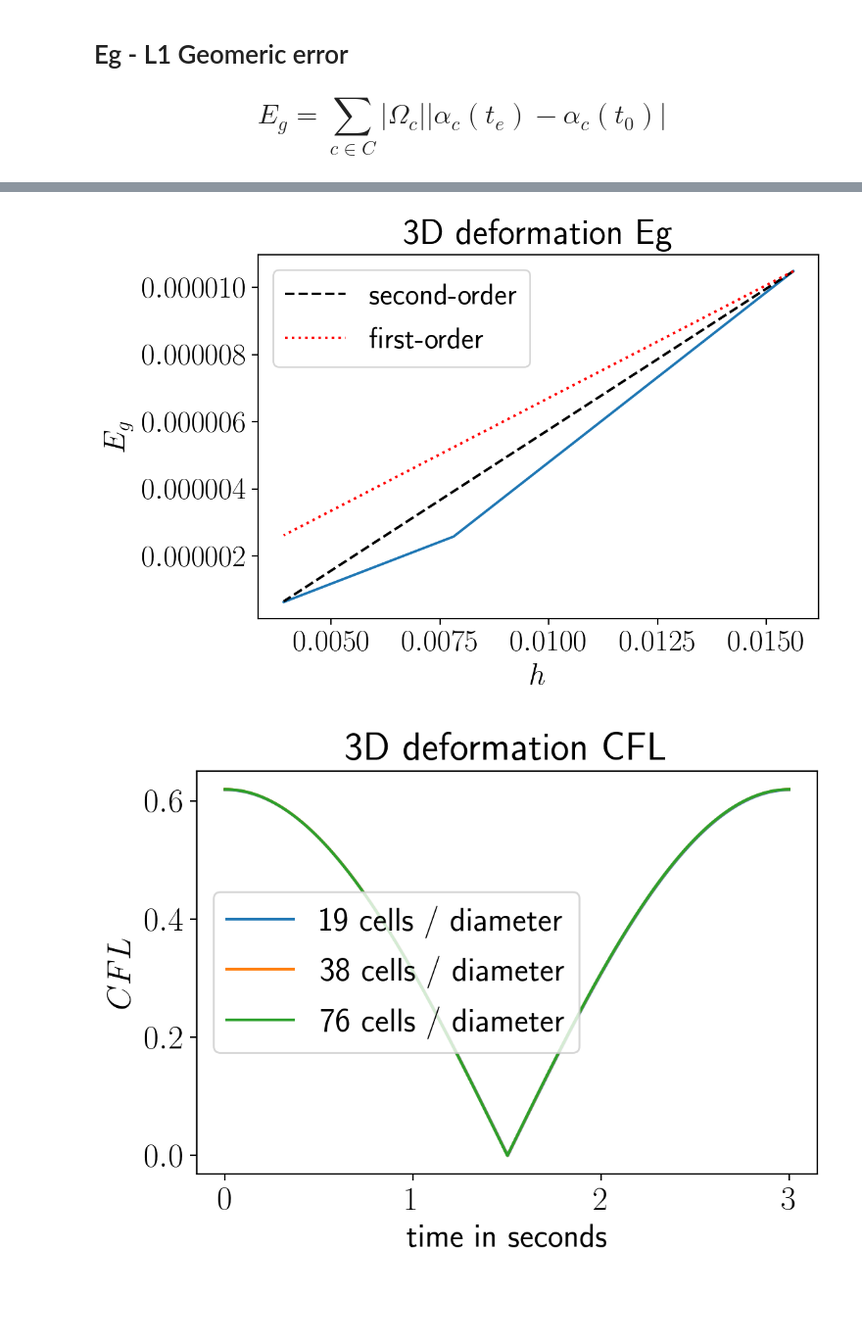
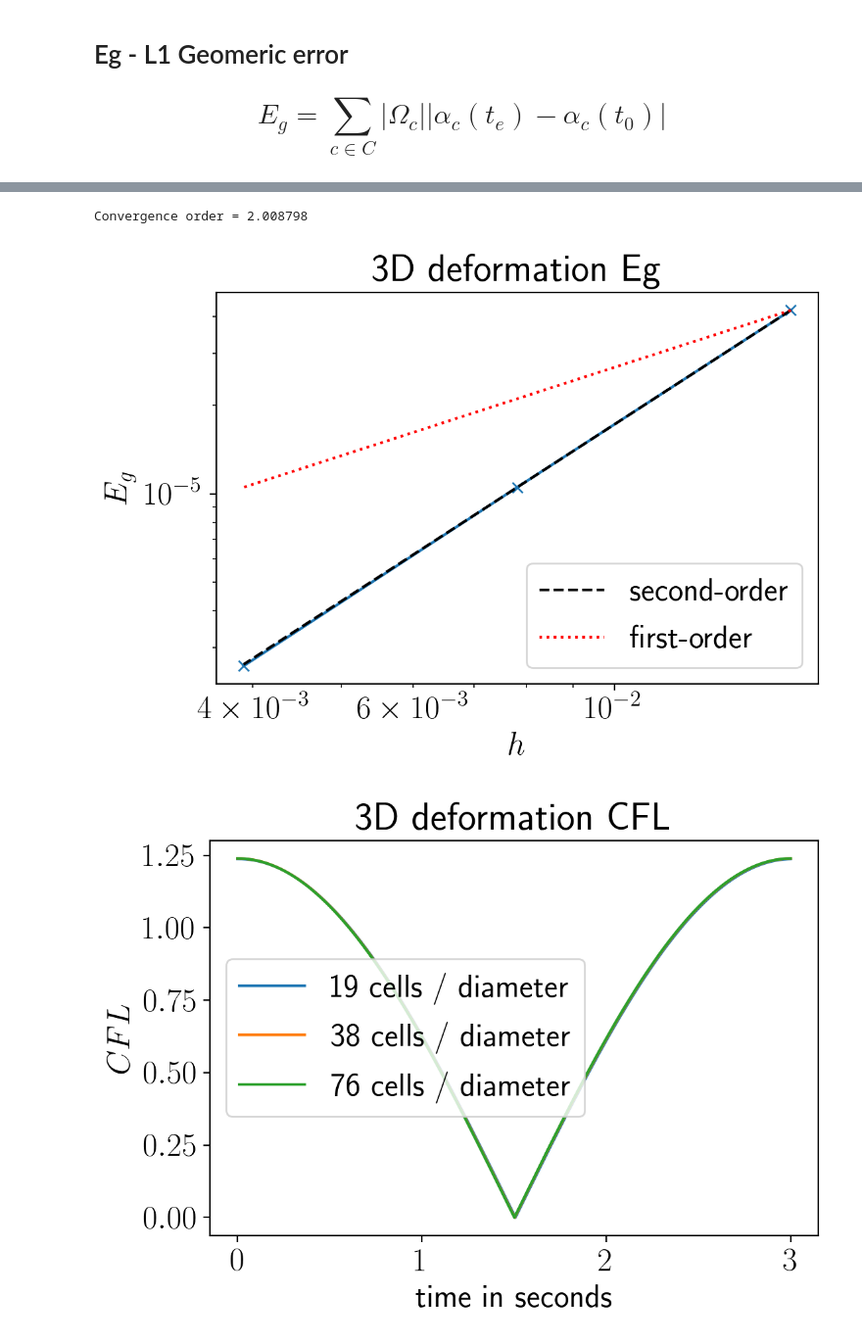
Before and after one commit to tmaric/leia, a Jupyter notebook: cases/3Ddeformation.ipynb, the cells around one changed output, grey strips where cells are left out. Shown: that part at 98% size. Saved outputs shown, nothing was run; the diff lists cells and outputs as text; code cells hidden in the pictures; blank space fills up the shorter version.

```diff
--- a/cases/3Ddeformation.ipynb
+++ b/cases/3Ddeformation.ipynb
@@ -41,7 +42,7 @@ plt.savefig("3Ddeformation-phase-indicator-error-t0.pdf", bbox_inches="tight")
 # $$E_g = \sum_{c \in C} |\Omega_c||\alpha_c(t_e) - \alpha_c(t_0)|$$
 # %%
 advection_dframe = agglomerate_dframe(csv_filename="leiaLevelSetFoam.csv",
-                                   study_pattern="3Ddeformation",
+                                   study_pattern="3Ddeformation_00",
                                    dframe_name="marker")
 
 advection_dframe.to_csv("3Ddeformation-dframe.csv")
@@ -52,2 +53,3 @@ plot_advection_errors(advection_dframe, R, "3D deformation")
+Convergence order = 2.008798
-[figure, old version]
+[figure, new version]
-[figure, old version]
+[figure, new version]
```
Also changed, not shown: parts of 5 cells of this notebook, 9 other files.
